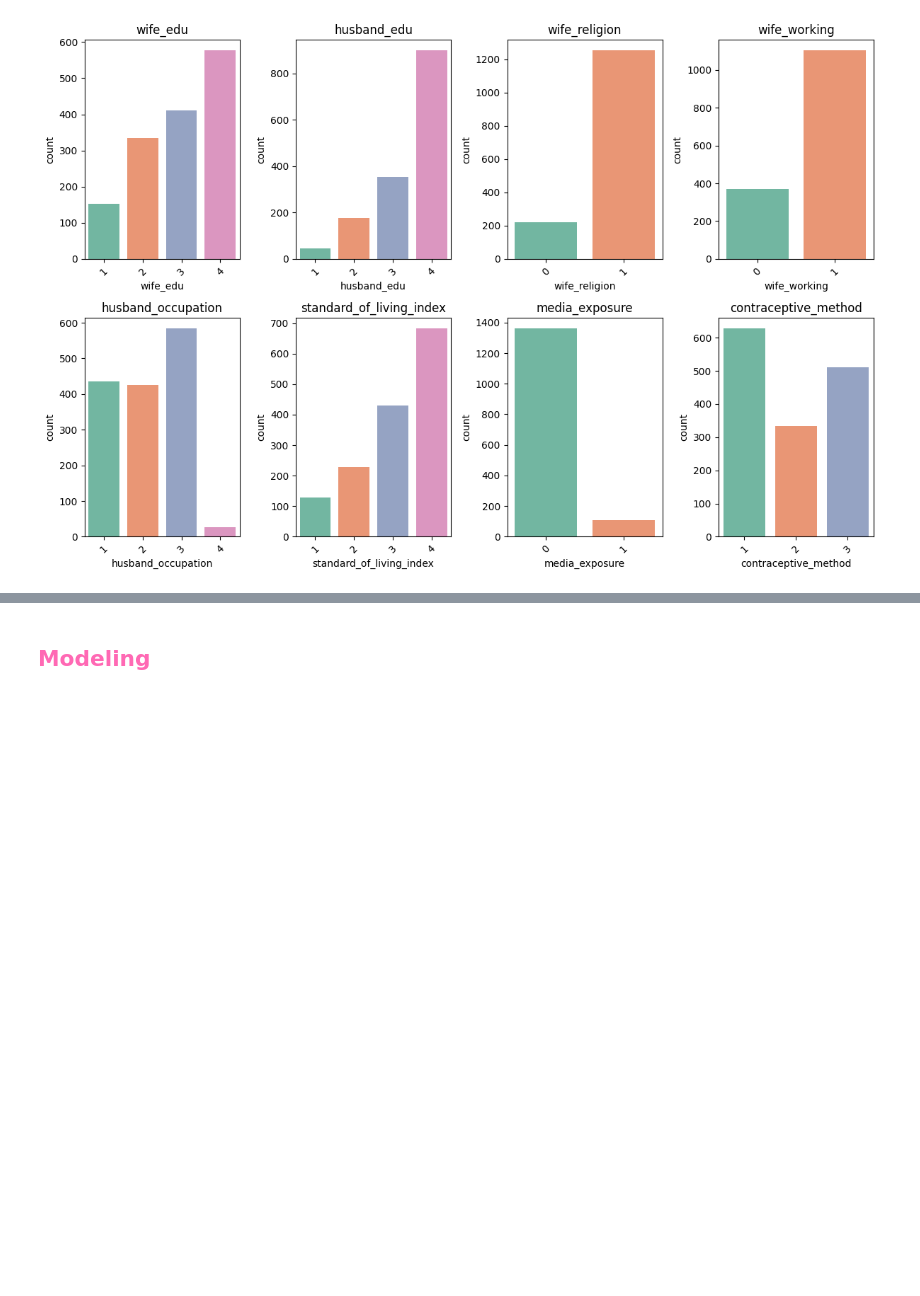
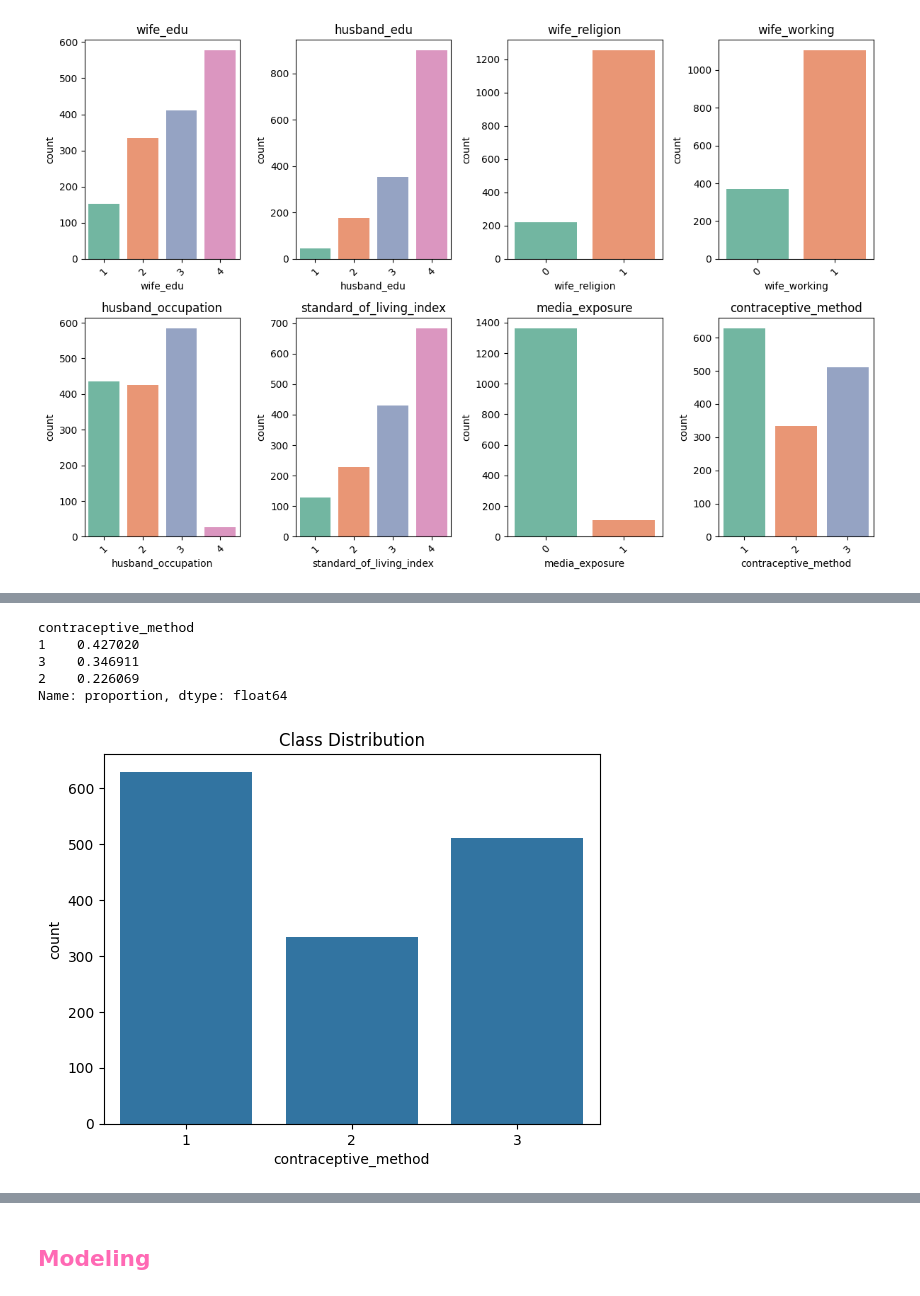
Before and after one commit to fabiola-rojas/itcs3162-proj2, a Jupyter notebook: proj2-contraceptives.ipynb, the cells around one changed output, grey strips where cells are left out. Drawn from its saved outputs; the diff is of its cells as text; code cells hidden in the pictures; blank space fills up the shorter version.

```diff
--- a/proj2-contraceptives.ipynb
+++ b/proj2-contraceptives.ipynb
@@ -159,0 +200,16 @@ plt.show()
+# %%
+import seaborn as sns
+import matplotlib.pyplot as plt
+
+# Check class distribution
+print(df['contraceptive_method'].value_counts(normalize=True))  # Proportions
+sns.countplot(x=df['contraceptive_method'])
+plt.title("Class Distribution")
+plt.show()
+# %% [output]
+contraceptive_method
+1    0.427020
+3    0.346911
+2    0.226069
+Name: proportion, dtype: float64
+[figure, added]
```
Also changed, not shown: parts of 66 cells of this notebook.
